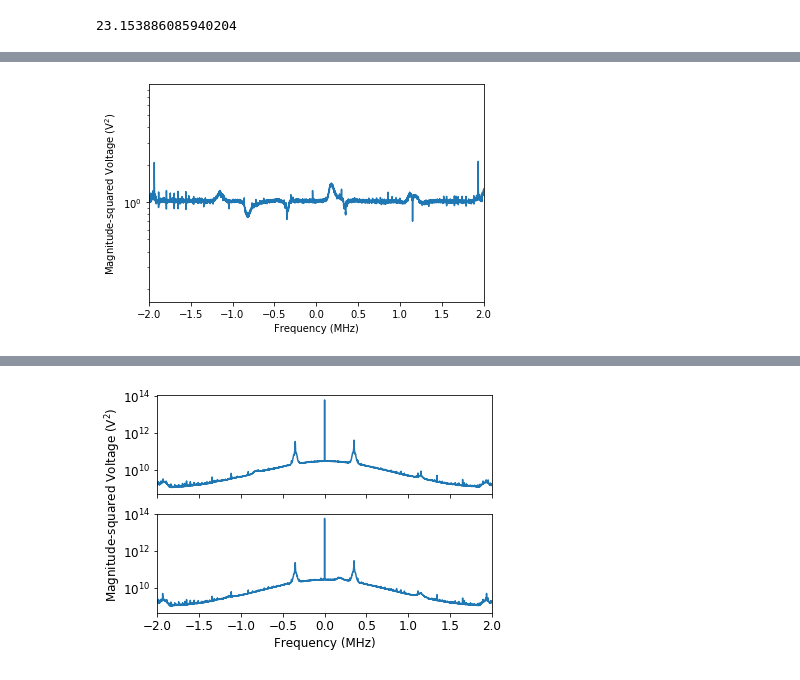
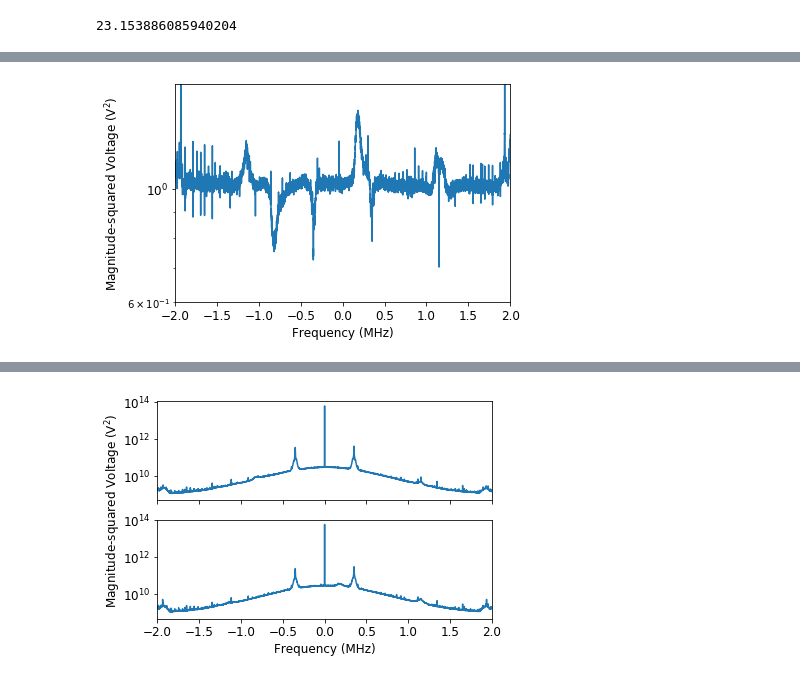
Before and after one commit to 3276908917/AY121, a Jupyter notebook: lab2/Hydrogen_Gaussian.ipynb, the cells around one changed output, grey strips where cells are left out. Drawn from its saved outputs; the diff is of its cells as text; code cells hidden in the pictures.

Commit message:
On off plot and line shape

```diff
--- a/lab2/Hydrogen_Gaussian.ipynb
+++ b/lab2/Hydrogen_Gaussian.ipynb
@@ -38,6 +38,6 @@ pp_skeleton(x, cass_on / cass_off, (-2, 2), logv=True)
 # %%
 cal_off = results['cal_off_mean']
 cal_on = results['cal_on_mean']
-pp_skeleton(x, cal_on / cal_off, (-2, 2), logv=True)
+pp_skeleton(x, cal_on / cal_off, (-2, 2), (.6, 1.6), logv=True)
 # %% [output]
-[figure, old version]
+[figure, new version]
```
Also changed, not shown: parts of 4 cells of this notebook, 4 other files.
